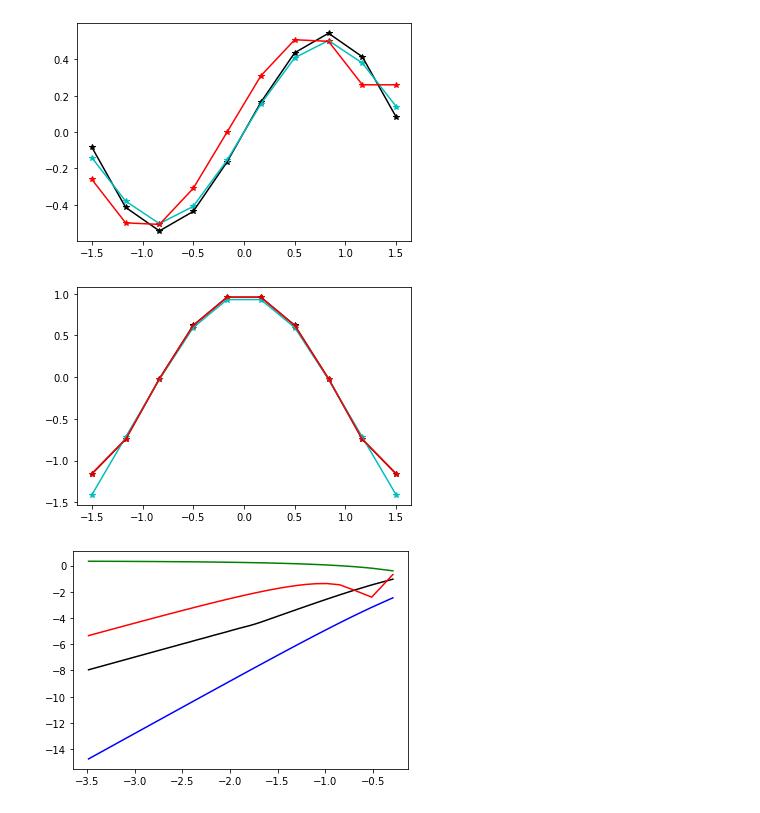
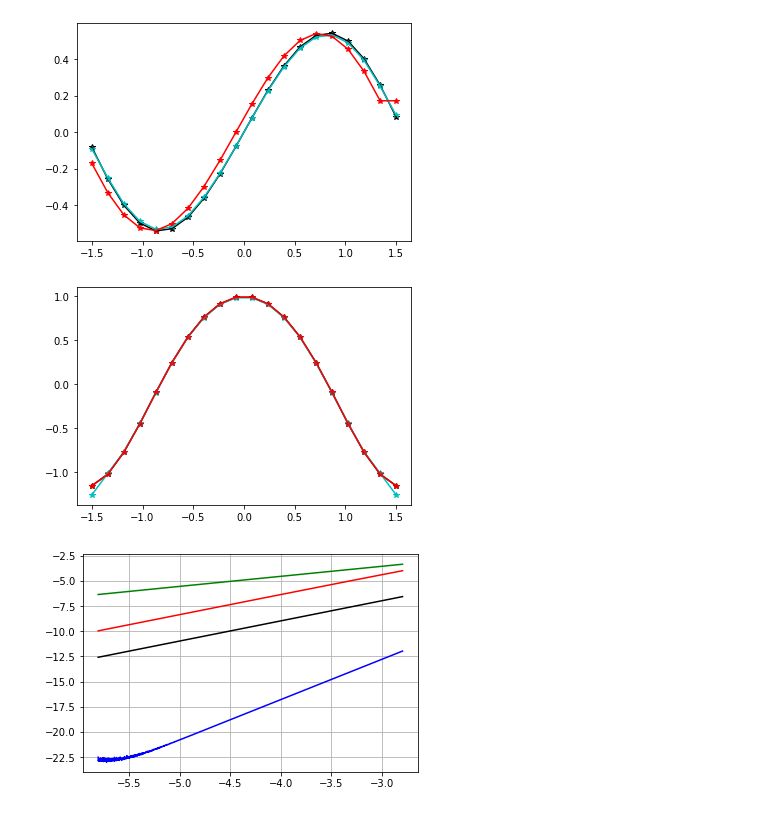
Before and after one commit to Temp936/S5_CM, a Jupyter notebook: S5_CM2.ipynb, the cells around one changed output. Drawn from its saved outputs; the diff is of its cells as text; code cells hidden in the pictures.

```diff
--- a/S5_CM2.ipynb
+++ b/S5_CM2.ipynb
@@ -16,7 +16,7 @@ def F2(x):
 #print('input count of points')
 #n = int(input())
 
-n=10
+n=20
 X, h = np.linspace(-1.5, 1.5, n, retstep=True)
 Y = list()
 for i in range(n):
@@ -53,7 +53,7 @@ plt.plot(X, d1_centr,'c')
 plt.plot(X, d1_right,'r')
 plt.show()
 # %% [output]
-[figure, old version]
+[figure, new version]
 # %%
 d2_centr2 = list() #вторые производные, второй порядок, центральные разности
 d2_centr4 = list() #вторые производные, четвертый порядок, центральные разности
@@ -88,7 +88,7 @@ plt.plot(X, d2_centr2,'c')
 plt.plot(X, d2_centr4,'r')
 plt.show()
 # %% [output]
-[figure, old version]
+[figure, new version]
 # %%
 diff1_c_list = list()
 diff1_r_list = list()
@@ -96,7 +96,7 @@ diff2_2_list = list()
 diff2_4_list = list()
 h_list = list()
 
-for n in range(5, 100):
+for n in range(50, 1000):
     X, h = np.linspace(-1.5, 1.5, n, retstep=True)
     Y = list()
     for i in range(n):
@@ -123,7 +123,7 @@ for n in range(5, 100):
     d1_centr.append((1/(2*h))*(3*Y[m]-4*Y[m-1]+Y[m-2]))
 
     diff_r = 0
-    for i in range(n):
+    for i in range(n-1):
         if math.fabs(F1(X[i]) - d1_right[i]) > diff_r:
             diff_r = math.fabs(F1(X[i]) - d1_right[i])
     diff_c = 0
@@ -145,31 +145,33 @@ for n in range(5, 100):
         d2_centr2.append((Y[i+1]-2*Y[i]+Y[i-1])/(h**2))
 
     m = n-1
     d2_centr2.append(( -Y[m-3]+4*Y[m-2]-5*Y[m-1] +2*Y[m])/(h**2))
 
     #четвертый порядок точности
     for i in range(n):
         d2_centr4.append((-F(X[i]+2*h)+16*F(X[i]+h)-30*F(X[i])+16*F(X[i]-h)-F(X[i]-2*h))/(12*(h**2)))
 
     diff2_2 = 0
     for i in range(n):
         if math.fabs(F2(X[i]) - d2_centr2[i]) > diff2_2:
             diff2_2 = math.fabs(F2(X[i]) - d2_centr2[i])
     diff2_4 = 0
     for i in range(n):
         if math.fabs(F2(X[i]) - d2_centr4[i]) > diff2_4:
             diff2_4 = math.fabs(F2(X[i]) - d2_centr4[i])
 
     diff2_2_list.append(math.log(diff2_2))
     diff2_4_list.append(math.log(diff2_4))
 
+
+plt.grid(True)
 plt.plot(h_list, diff1_c_list, 'k')#первая центральная (черный)
 #plt.show()
 plt.plot(h_list, diff1_r_list,'g')#первая правая (зеленый)
 #plt.show()
 plt.plot(h_list, diff2_2_list,'r') #вторая 2 точности (красный)
 #plt.show()
 plt.plot(h_list, diff2_4_list, 'b')#вторая 4 точности (синий)
 plt.show()
 # %% [output]
-[figure, old version]
+[figure, new version]
```
